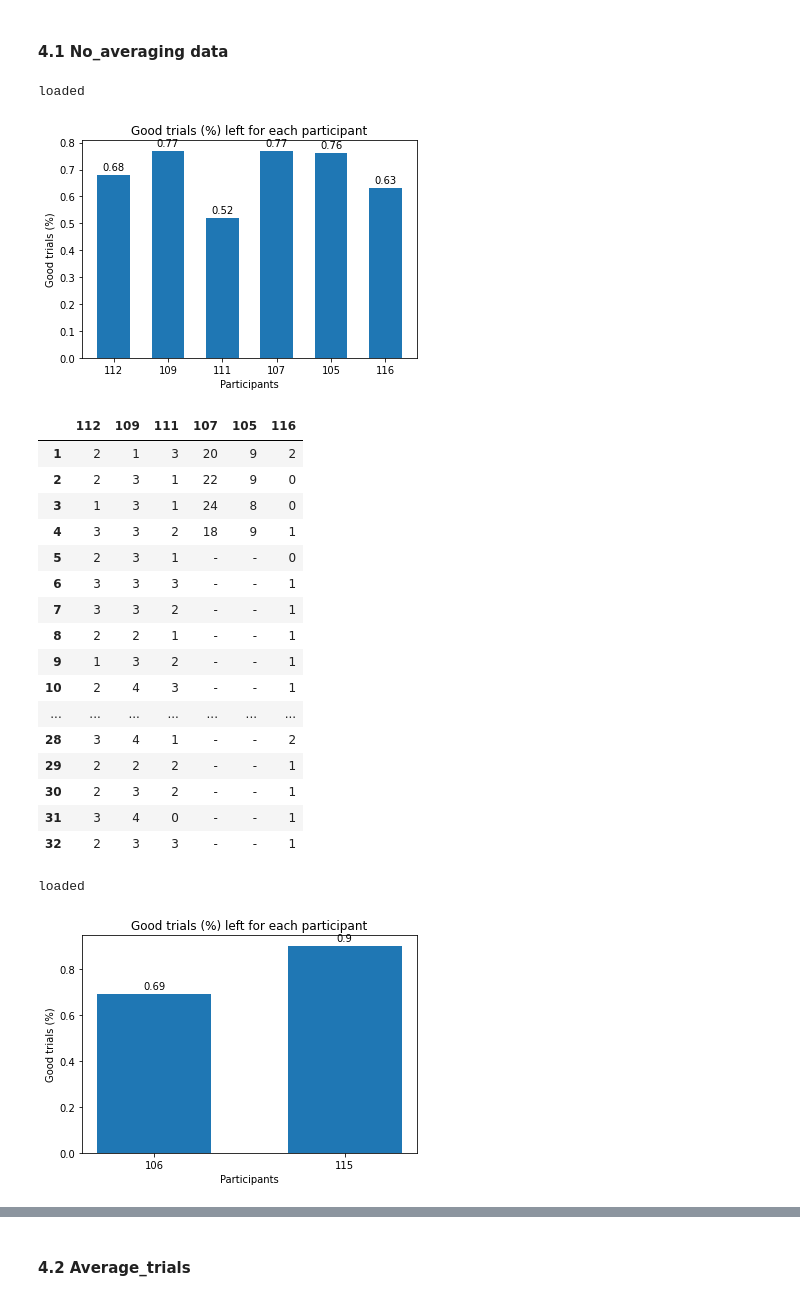
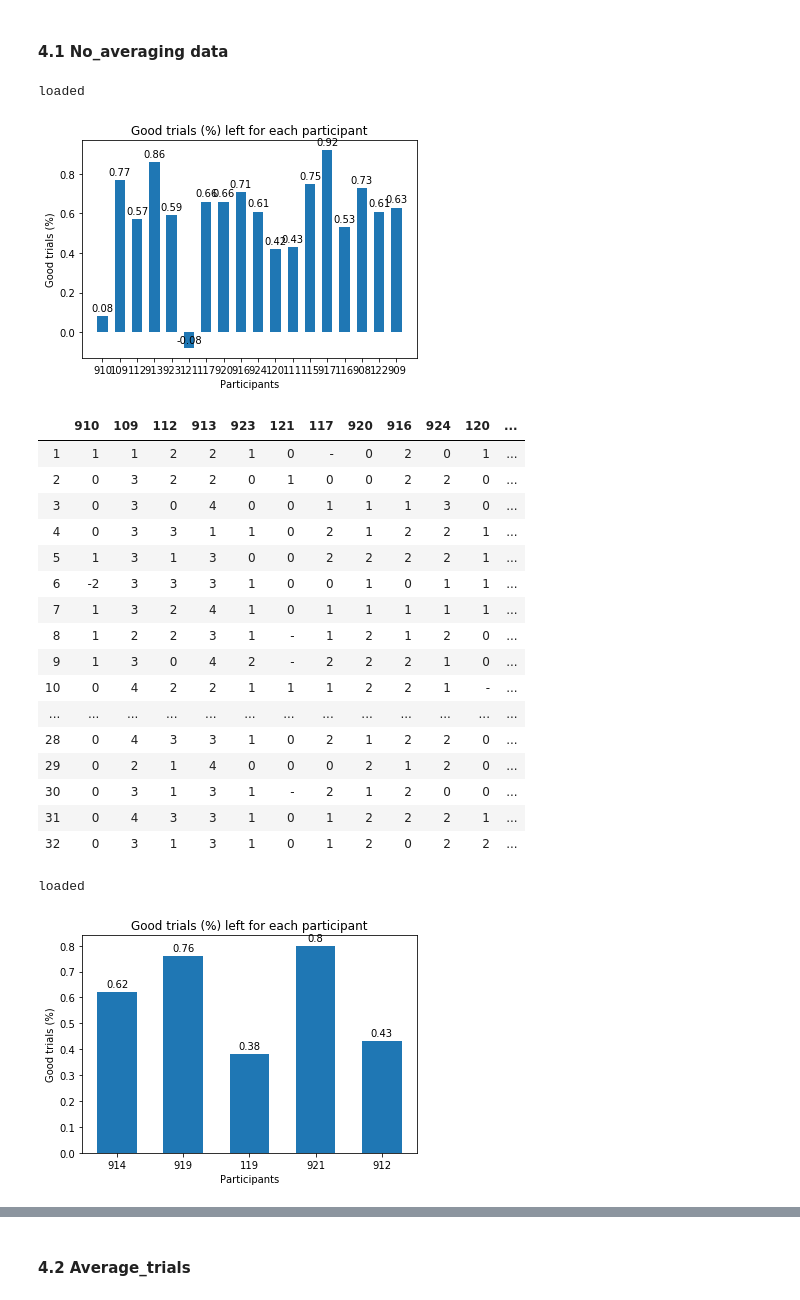
Before and after one commit to simpleParadox/jwlab_eeg, a Jupyter notebook: classification/notebooks/ml_svms_average_and_subset.ipynb, the cells around one changed output, grey strips where cells are left out. Drawn from its saved outputs; the diff is of its cells as text; code cells hidden in the pictures.

```diff
--- a/classification/notebooks/ml_svms_average_and_subset.ipynb
+++ b/classification/notebooks/ml_svms_average_and_subset.ipynb
@@ -21 +19,3 @@ participants = ["105", "106", "107", "109", "111", "904", "905", "906", "112", "
+# %%
+participants = [ "909", "910", "912", "908", "913", "914", "916", "917", "919", "920", "921", "923", "924", "109", "111", "112", "115", "116", "117", "119", "121", "122", "120"]
 # %%
@@ -44,8 +25,6 @@ KeyboardInterrupt:
 # %% [markdown]
 #### 2.2 All 13-month participants
 # %%
-participants = ["105", "106", "107", "109", "111", "112", "115", "116"]
+#participants = ["105", "106", "107", "109", "111", "112", "115", "116"]
 # %% [markdown]
 #### 2.3 All 9-month participants
-# %%
-participants = ["904", "905", "906", "909", "910", "912", "908", "913"]
@@ -62,33 +43,33 @@ Note: the dimensions are also verified
 # %% [markdown]
 #### 4.1 No_averaging data
 # %%
-X_train_n,y_train_n = prep_ml(cleaned_data_filepath, participants_train, downsample_num=1000, averaging="no_averaging")
-X_test_n, y_test_n = prep_ml(cleaned_data_filepath, participants_test, downsample_num=1000, averaging="no_averaging")
+X_train_n,y_train_n, p_train_n,w_train_n,df_train_n = prep_ml(cleaned_data_filepath, participants_train, downsample_num=1000, averaging="no_averaging")
+X_test_n, y_test_n, p_test_n, w_test_n, df_test_n = prep_ml(cleaned_data_filepath, participants_test, downsample_num=1000, averaging="no_averaging")
 
 # (n_train, d_train) = X_train_n.shape
 # assert n_train == y_train_n.shape[0]
 
 # (n_test, d_test) = X_test_n.shape
 # assert n_test == y_test_n.shape[0]
 # %% [output]
 loaded
-[figure, old version]
+[figure, new version]
-|  | 112 | 109 | 111 | 107 | 105 | 116 |
-| 1 | 2 | 1 | 3 | 20 | 9 | 2 |
-| 2 | 2 | 3 | 1 | 22 | 9 | 0 |
-| 3 | 1 | 3 | 1 | 24 | 8 | 0 |
-| 4 | 3 | 3 | 2 | 18 | 9 | 1 |
-| 5 | 2 | 3 | 1 | - | - | 0 |
-| 6 | 3 | 3 | 3 | - | - | 1 |
-| 7 | 3 | 3 | 2 | - | - | 1 |
-| 8 | 2 | 2 | 1 | - | - | 1 |
-| 9 | 1 | 3 | 2 | - | - | 1 |
-| 10 | 2 | 4 | 3 | - | - | 1 |
-| ... | ... | ... | ... | ... | ... | ... |
-| 28 | 3 | 4 | 1 | - | - | 2 |
-| 29 | 2 | 2 | 2 | - | - | 1 |
-| 30 | 2 | 3 | 2 | - | - | 1 |
-| 31 | 3 | 4 | 0 | - | - | 1 |
-| 32 | 2 | 3 | 3 | - | - | 1 |
+|  | 910 | 109 | 112 | 913 | 923 | 121 | 117 | 920 | 916 | 924 | 120 | ... |
+| 1 | 1 | 1 | 2 | 2 | 1 | 0 | - | 0 | 2 | 0 | 1 | ... |
+| 2 | 0 | 3 | 2 | 2 | 0 | 1 | 0 | 0 | 2 | 2 | 0 | ... |
+| 3 | 0 | 3 | 0 | 4 | 0 | 0 | 1 | 1 | 1 | 3 | 0 | ... |
+| 4 | 0 | 3 | 3 | 1 | 1 | 0 | 2 | 1 | 2 | 2 | 1 | ... |
+| 5 | 1 | 3 | 1 | 3 | 0 | 0 | 2 | 2 | 2 | 2 | 1 | ... |
+| 6 | -2 | 3 | 3 | 3 | 1 | 0 | 0 | 1 | 0 | 1 | 1 | ... |
+| 7 | 1 | 3 | 2 | 4 | 1 | 0 | 1 | 1 | 1 | 1 | 1 | ... |
+| 8 | 1 | 2 | 2 | 3 | 1 | - | 1 | 2 | 1 | 2 | 0 | ... |
+| 9 | 1 | 3 | 0 | 4 | 2 | - | 2 | 2 | 2 | 1 | 0 | ... |
+| 10 | 0 | 4 | 2 | 2 | 1 | 1 | 1 | 2 | 2 | 1 | - | ... |
+| ... | ... | ... | ... | ... | ... | ... | ... | ... | ... | ... | ... | ... |
+| 28 | 0 | 4 | 3 | 3 | 1 | 0 | 2 | 1 | 2 | 2 | 0 | ... |
+| 29 | 0 | 2 | 1 | 4 | 0 | 0 | 0 | 2 | 1 | 2 | 0 | ... |
+| 30 | 0 | 3 | 1 | 3 | 1 | - | 2 | 1 | 2 | 0 | 0 | ... |
+| 31 | 0 | 4 | 3 | 3 | 1 | 0 | 1 | 2 | 2 | 2 | 1 | ... |
+| 32 | 0 | 3 | 1 | 3 | 1 | 0 | 1 | 2 | 0 | 2 | 2 | ... |
 loaded
-[figure, old version]
+[figure, new version]
```
Also changed, not shown: parts of 7 cells of this notebook, 10 other files.
